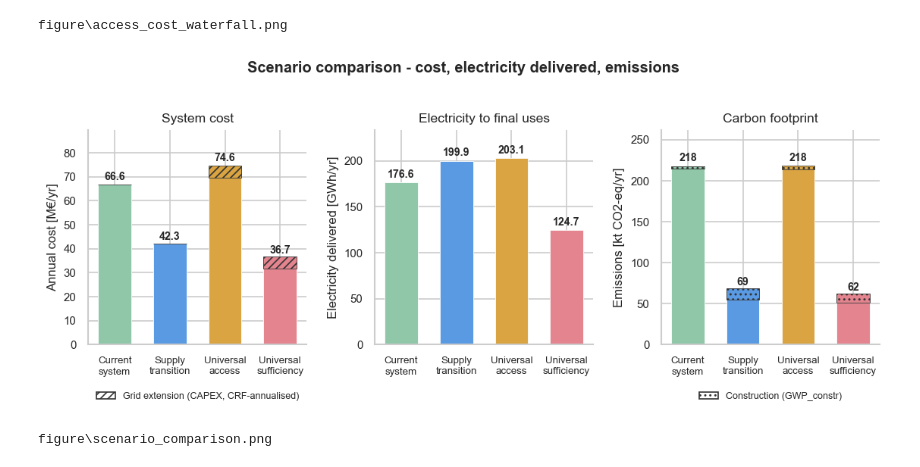
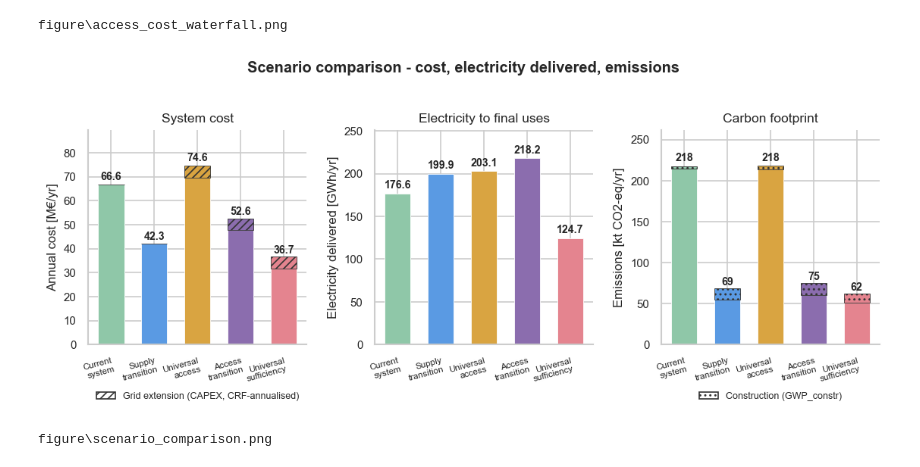
Before and after one commit to Valentine-Bernaerts/EnergyScope_BO_nord_amazonia, a Jupyter notebook: analyse_resultats.ipynb, the cells around one changed output. Drawn from its saved outputs; the diff is of its cells as text; code cells hidden in the pictures.

```diff
--- a/analyse_resultats.ipynb
+++ b/analyse_resultats.ipynb
@@ -58,15 +58,18 @@ COMPARE = {
     'Current system':        'norte_amazonia_reality_2025',
     'Supply transition':     'norte_amazonia_reality_2025_phase2',
     'Universal access':      'norte_amazonia_reality_access_2025',
+    'Access transition':     'norte_amazonia_access_transition_2025',
 }
 # Scenarios that connect every dispersed household to the grid, hence carry the
 # BC grid-extension CAPEX (see section 12.4): Universal sufficiency (full
-# regional redesign) and Universal access (dedicated home systems). Supply
+# regional redesign), Universal access and Access transition (dedicated home
+# systems, same spatial classification as Universal access). Supply
 # transition only reinforces the existing centralised grid - it creates no new
 # connections, same as Current system -> 0 for both.
-GRID_EXT_SCEN = {'Universal sufficiency', 'Universal access'}
+GRID_EXT_SCEN = {'Universal sufficiency', 'Universal access', 'Access transition'}
 SCEN_COLORS = {'Universal sufficiency': '#E4848F', 'Current system': '#8FC7A8',
-               'Supply transition': '#5A9AE3', 'Universal access': '#D9A441'}
+               'Supply transition': '#5A9AE3', 'Universal access': '#D9A441',
+               'Access transition': '#8B6DAE'}
 
 REGIONS = ['C1', 'C2', 'C3', 'C4', 'C5']
 # Human-readable labels (fill in with the actual cluster geography)
@@ -1409,11 +1414,13 @@ print(FIG_DIR / 'access_cost_waterfall.png')
 figure\access_cost_waterfall.png
 # %%
 # -- Figure 7: scenario_comparison.png ---------------------------------------
-SCEN_ORDER = ['Current system', 'Supply transition', 'Universal access', 'Universal sufficiency']
+SCEN_ORDER = ['Current system', 'Supply transition', 'Universal access', 'Access transition', 'Universal sufficiency']
 SCEN_XLABELS = {'Current system': 'Current\nsystem', 'Supply transition': 'Supply\ntransition',
-                'Universal access': 'Universal\naccess', 'Universal sufficiency': 'Universal\nsufficiency'}
+                'Universal access': 'Universal\naccess', 'Access transition': 'Access\ntransition',
+                'Universal sufficiency': 'Universal\nsufficiency'}
 SCEN_DATADIR = {'Current system': DATA / 'reality', 'Supply transition': DATA / 'reality',
-                'Universal access': DATA / 'reality_access', 'Universal sufficiency': DATA / 'sufficiency'}
+                'Universal access': DATA / 'reality_access', 'Access transition': DATA / 'reality_access',
+                'Universal sufficiency': DATA / 'sufficiency'}
 
 def elec_tech_consumption(yb, data_dir):
     '''Electricity annually consumed by non-storage end-use technologies, identified
@@ -1457,7 +1464,8 @@ for xi, lab in zip(x, SCEN_ORDER):
            edgecolor='#333333', linewidth=0.5, hatch='////')
     tot = gen_cost[lab] + ext_cost[lab]
     ax.text(xi, tot + tot * 0.015, f'{tot:.1f}', ha='center', va='bottom', fontsize=8.5, fontweight='bold')
-ax.set_xticks(x); ax.set_xticklabels([SCEN_XLABELS[l] for l in SCEN_ORDER], fontsize=8)
+ax.set_xticks(x); ax.set_xticklabels([SCEN_XLABELS[l] for l in SCEN_ORDER], fontsize=7,
+                                    rotation=15, ha='right', rotation_mode='anchor')
 ax.set_ylabel('Annual cost [M€/yr]')
 ax.set_title('System cost', fontsize=10.5)
 ax.set_ylim(0, max(tot_cost.values()) * 1.2)
@@ -1466,36 +1474,38 @@ ax.legend(handles=[ext_patch], loc='upper center', bbox_to_anchor=(0.5, -0.18),
 
 # -- Panel 2: electricity delivered to final uses -----------------------------
 ax = axes[1]
 v = [elec_deliv[l] for l in SCEN_ORDER]
 ax.bar(x, v, 0.6, color=[SCEN_COLORS[l] for l in SCEN_ORDER], edgecolor='white', linewidth=0.5)
 for xi, val in zip(x, v):
     ax.text(xi, val + max(v) * 0.015, f'{val:.1f}', ha='center', va='bottom', fontsize=8.5, fontweight='bold')
-ax.set_xticks(x); ax.set_xticklabels([SCEN_XLABELS[l] for l in SCEN_ORDER], fontsize=8)
+ax.set_xticks(x); ax.set_xticklabels([SCEN_XLABELS[l] for l in SCEN_ORDER], fontsize=7,
+                                    rotation=15, ha='right', rotation_mode='anchor')
 ax.set_ylabel('Electricity delivered [GWh/yr]')
 ax.set_title('Electricity to final uses', fontsize=10.5)
 ax.set_ylim(0, max(v) * 1.15)
 
 # -- Panel 3: emissions, operation (plain) + construction (hatched) ----------
 ax = axes[2]
 for xi, lab in zip(x, SCEN_ORDER):
     op, co = gwp_tot[lab]['GWP_op'], gwp_tot[lab]['GWP_constr']
     ax.bar(xi, op, 0.6, color=SCEN_COLORS[lab], edgecolor='white', linewidth=0.5)
     ax.bar(xi, co, 0.6, bottom=op, color=SCEN_COLORS[lab], edgecolor='#333333', linewidth=0.5, hatch='...')
     ax.text(xi, op + co + (op + co) * 0.015, f'{op + co:.0f}', ha='center', va='bottom', fontsize=8.5, fontweight='bold')
-ax.set_xticks(x); ax.set_xticklabels([SCEN_XLABELS[l] for l in SCEN_ORDER], fontsize=8)
+ax.set_xticks(x); ax.set_xticklabels([SCEN_XLABELS[l] for l in SCEN_ORDER], fontsize=7,
+                                    rotation=15, ha='right', rotation_mode='anchor')
 ax.set_ylabel('Emissions [kt CO2-eq/yr]')
 ax.set_title('Carbon footprint', fontsize=10.5)
 ax.set_ylim(0, max(v['GWP_op'] + v['GWP_constr'] for v in gwp_tot.values()) * 1.2)
 constr_patch = mpatches.Patch(facecolor='white', edgecolor='#333333', hatch='...', label='Construction (GWP_constr)')
 ax.legend(handles=[constr_patch], loc='upper center', bbox_to_anchor=(0.5, -0.18), frameon=False, fontsize=7.5)
 
 fig.suptitle('Scenario comparison - cost, electricity delivered, emissions', y=1.03, fontweight='bold')
 plt.tight_layout()
 fig.savefig(FIG_DIR / 'scenario_comparison.png', dpi=300, bbox_inches='tight', pad_inches=0.15)
 plt.show()
 print(FIG_DIR / 'scenario_comparison.png')
 # %% [output]
-[figure, old version]
+[figure, new version]
 figure\scenario_comparison.png
 # %%
 # -- Figure 8: cost_vs_emissions.png ------------------------------------------
```
Also changed, not shown: parts of 8 cells of this notebook, 4 other files.
